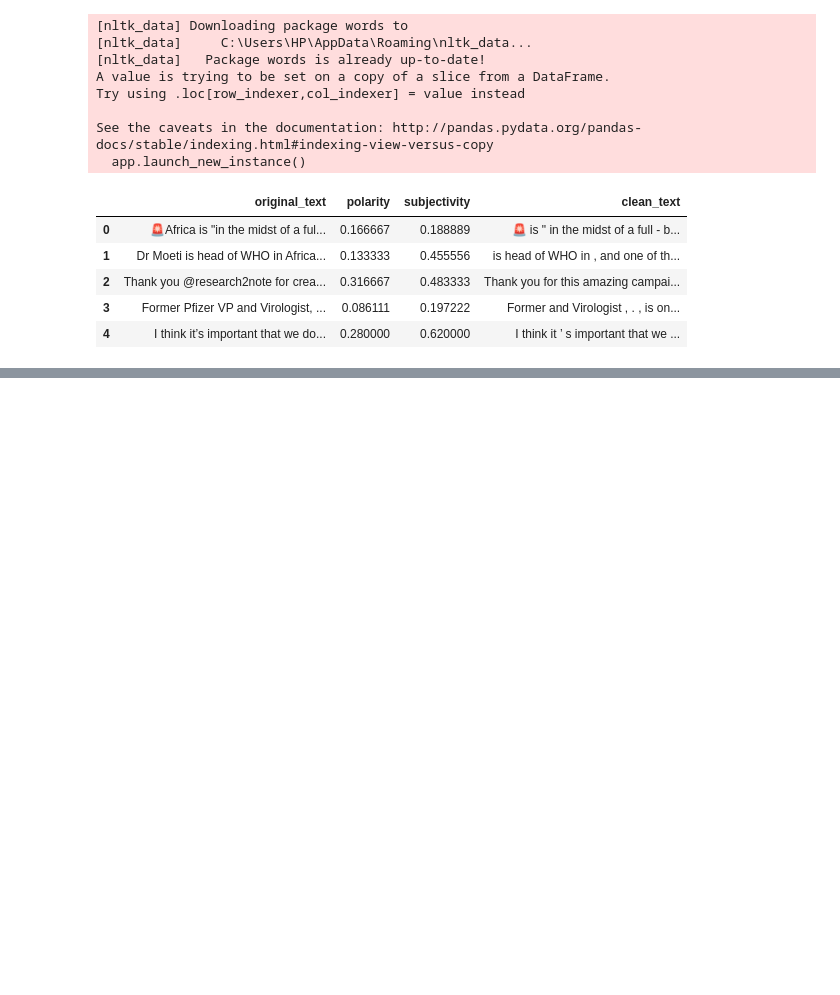
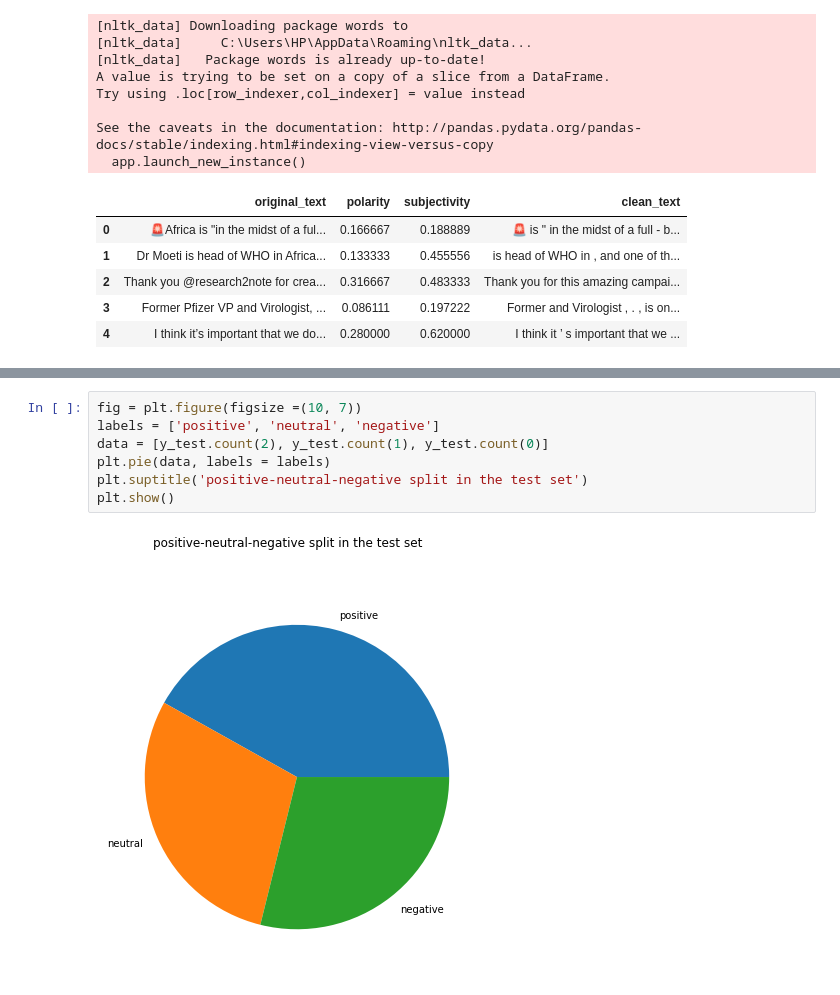
Before and after one commit to mozartofmath/Week0_Task3, a Jupyter notebook: Topic_and_Sentiment.ipynb, the cells around one changed output, grey strips where cells are left out. Cells and saved outputs as stored; diff of their text form; blank space fills up the shorter version.

```diff
--- a/Topic_and_Sentiment.ipynb
+++ b/Topic_and_Sentiment.ipynb
@@ -314,0 +351,9 @@ wordcloud.to_image()
+# %%
+fig = plt.figure(figsize =(10, 7))
+labels = ['positive', 'neutral', 'negative']
+data = [y_test.count(2), y_test.count(1), y_test.count(0)]
+plt.pie(data, labels = labels)
+plt.suptitle('positive-neutral-negative split in the test set')
+plt.show()
+# %% [output]
+[figure, added]
```
Also changed, not shown: parts of 18 cells of this notebook.
